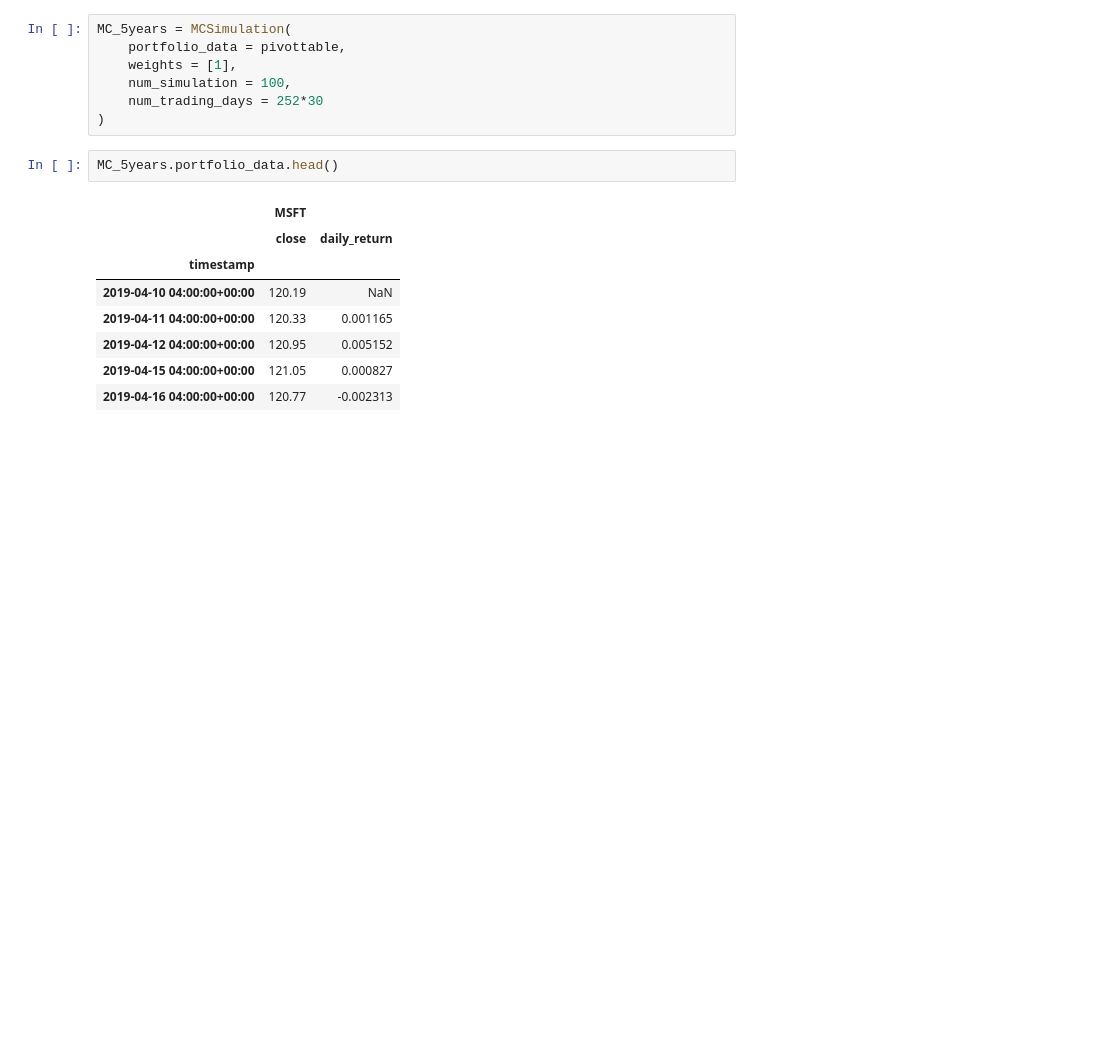
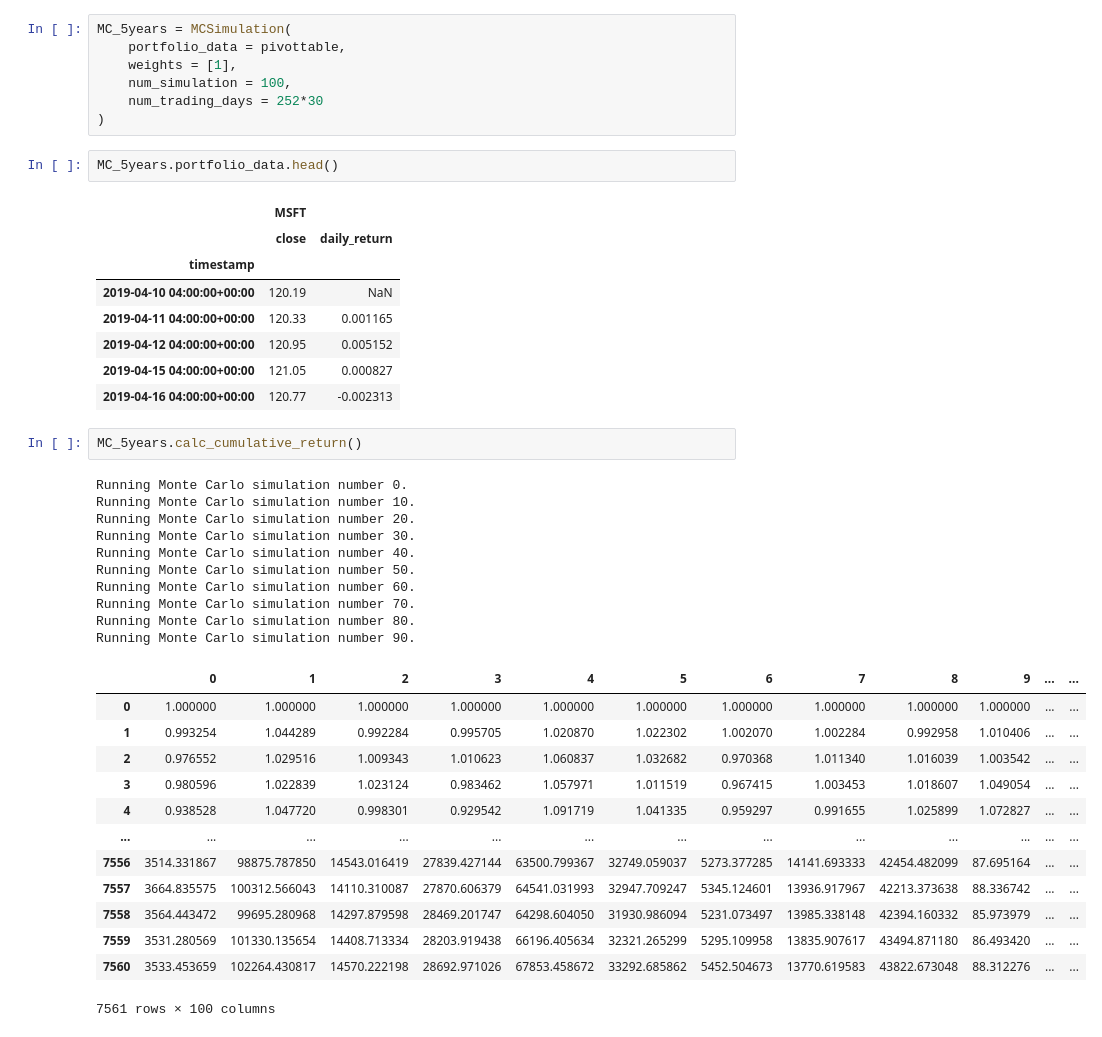
Before and after one commit to nomadic-me/dev.project.runningdigitally.com, a Jupyter notebook: Additional Coding.ipynb, the cells around one changed output. Drawn from its saved outputs; the diff is of its cells as text; blank space fills up the shorter version.

Commit message:
Adding Placeholder for Returns Calculation
Signed-off-by: Satish Surath <s@n-m.co>

```diff
--- a/Additional Coding.ipynb
+++ b/Additional Coding.ipynb
@@ -294,3 +294,29 @@ MC_5years.portfolio_data.head()
 | 2019-04-12 04:00:00+00:00 | 120.95 | 0.005152 |
 | 2019-04-15 04:00:00+00:00 | 121.05 | 0.000827 |
 | 2019-04-16 04:00:00+00:00 | 120.77 | -0.002313 |
+# %%
+MC_5years.calc_cumulative_return()
+# %% [output]
+Running Monte Carlo simulation number 0.
+Running Monte Carlo simulation number 10.
+Running Monte Carlo simulation number 20.
+Running Monte Carlo simulation number 30.
+Running Monte Carlo simulation number 40.
+Running Monte Carlo simulation number 50.
+Running Monte Carlo simulation number 60.
+Running Monte Carlo simulation number 70.
+Running Monte Carlo simulation number 80.
+Running Monte Carlo simulation number 90.
+|  | 0 | 1 | 2 | 3 | 4 | 5 | 6 | 7 | 8 | 9 | ... | ... |
+| 0 | 1.000000 | 1.000000 | 1.000000 | 1.000000 | 1.000000 | 1.000000 | 1.000000 | 1.000000 | 1.000000 | 1.000000 | ... | ... |
+| 1 | 0.993254 | 1.044289 | 0.992284 | 0.995705 | 1.020870 | 1.022302 | 1.002070 | 1.002284 | 0.992958 | 1.010406 | ... | ... |
+| 2 | 0.976552 | 1.029516 | 1.009343 | 1.010623 | 1.060837 | 1.032682 | 0.970368 | 1.011340 | 1.016039 | 1.003542 | ... | ... |
+| 3 | 0.980596 | 1.022839 | 1.023124 | 0.983462 | 1.057971 | 1.011519 | 0.967415 | 1.003453 | 1.018607 | 1.049054 | ... | ... |
+| 4 | 0.938528 | 1.047720 | 0.998301 | 0.929542 | 1.091719 | 1.041335 | 0.959297 | 0.991655 | 1.025899 | 1.072827 | ... | ... |
+| ... | ... | ... | ... | ... | ... | ... | ... | ... | ... | ... | ... | ... |
+| 7556 | 3514.331867 | 98875.787850 | 14543.016419 | 27839.427144 | 63500.799367 | 32749.059037 | 5273.377285 | 14141.693333 | 42454.482099 | 87.695164 | ... | ... |
+| 7557 | 3664.835575 | 100312.566043 | 14110.310087 | 27870.606379 | 64541.031993 | 32947.709247 | 5345.124601 | 13936.917967 | 42213.373638 | 88.336742 | ... | ... |
+| 7558 | 3564.443472 | 99695.280968 | 14297.879598 | 28469.201747 | 64298.604050 | 31930.986094 | 5231.073497 | 13985.338148 | 42394.160332 | 85.973979 | ... | ... |
+| 7559 | 3531.280569 | 101330.135654 | 14408.713334 | 28203.919438 | 66196.405634 | 32321.265299 | 5295.109958 | 13835.907617 | 43494.871180 | 86.493420 | ... | ... |
+| 7560 | 3533.453659 | 102264.430817 | 14570.222198 | 28692.971026 | 67853.458672 | 33292.685862 | 5452.504673 | 13770.619583 | 43822.673048 | 88.312276 | ... | ... |
+7561 rows × 100 columns
```
Also changed, not shown: 3 other files.
